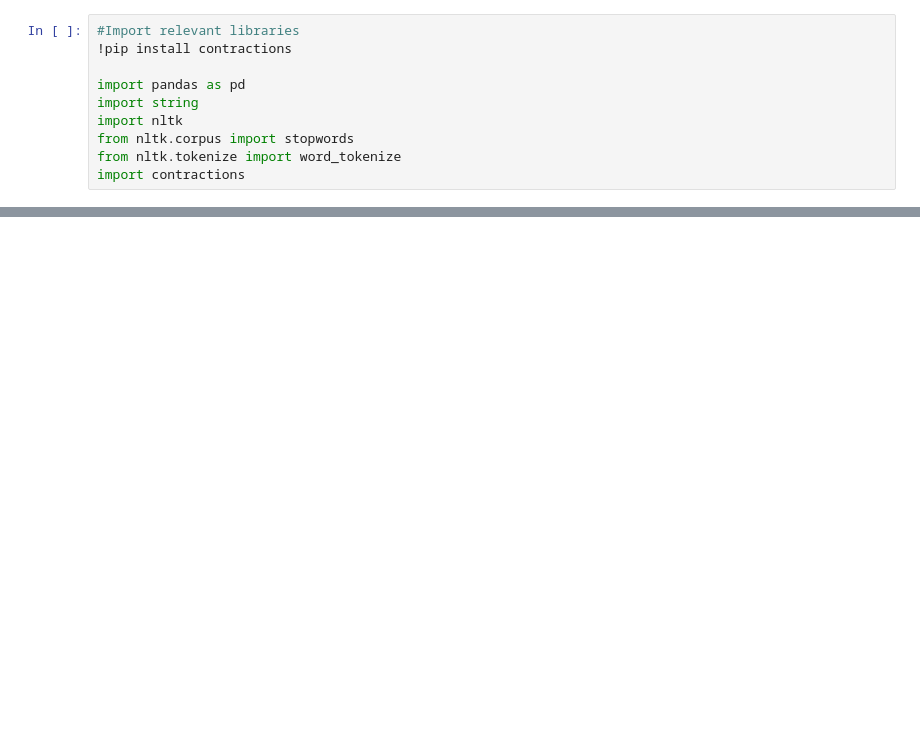
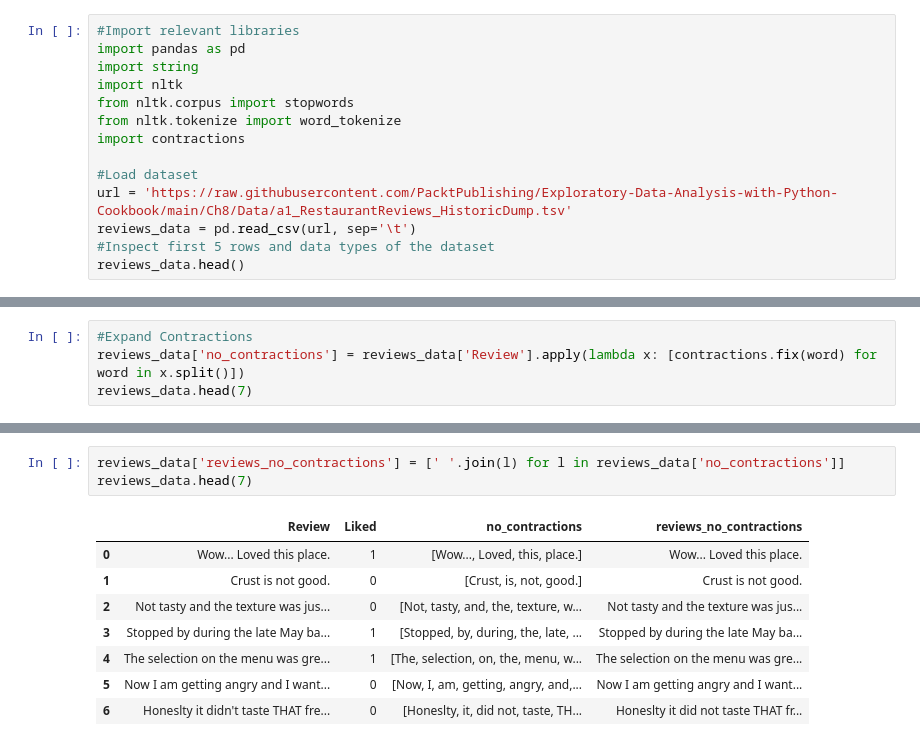
Before and after one commit to yastiaisyah/AnalisisDataForensik, a Jupyter notebook: CH8.ipynb, the cells around one changed output, grey strips where cells are left out. Drawn from its saved outputs; the diff is of its cells as text; blank space fills up the shorter version.

```diff
--- a/CH8.ipynb
+++ b/CH8.ipynb
@@ -2,12 +2,16 @@
 <a href="https://colab.research.google.com/github/yastiaisyah/AnalisisDataForensik/blob/main/CH8.ipynb" target="_parent"><img src="https://colab.research.google.com/assets/colab-badge.svg" alt="Open In Colab"/></a>
 # %%
 #Import relevant libraries
-!pip install contractions
-
 import pandas as pd
 import string
 import nltk
 from nltk.corpus import stopwords
 from nltk.tokenize import word_tokenize
 import contractions
+
+#Load dataset
+url = 'https://raw.githubusercontent.com/PacktPublishing/Exploratory-Data-Analysis-with-Python-Cookbook/main/Ch8/Data/a1_RestaurantReviews_HistoricDump.tsv'
+reviews_data = pd.read_csv(url, sep='\t')
+#Inspect first 5 rows and data types of the dataset
+reviews_data.head()
 # %% [output]
@@ -23,0 +28,4 @@ Successfully installed anyascii-0.3.2 contractions-0.1.73 pyahocorasick-2.0.0 te
+# %%
+#Expand Contractions
+reviews_data['no_contractions'] = reviews_data['Review'].apply(lambda x: [contractions.fix(word) for word in x.split()])
+reviews_data.head(7)
@@ -23,0 +41,12 @@ Successfully installed anyascii-0.3.2 contractions-0.1.73 pyahocorasick-2.0.0 te
+# %%
+reviews_data['reviews_no_contractions'] = [' '.join(l) for l in reviews_data['no_contractions']]
+reviews_data.head(7)
+# %% [output]
+|  | Review | Liked | no_contractions | reviews_no_contractions |
+| 0 | Wow... Loved this place. | 1 | [Wow..., Loved, this, place.] | Wow... Loved this place. |
+| 1 | Crust is not good. | 0 | [Crust, is, not, good.] | Crust is not good. |
+| 2 | Not tasty and the texture was jus... | 0 | [Not, tasty, and, the, texture, w... | Not tasty and the texture was jus... |
+| 3 | Stopped by during the late May ba... | 1 | [Stopped, by, during, the, late, ... | Stopped by during the late May ba... |
+| 4 | The selection on the menu was gre... | 1 | [The, selection, on, the, menu, w... | The selection on the menu was gre... |
+| 5 | Now I am getting angry and I want... | 0 | [Now, I, am, getting, angry, and,... | Now I am getting angry and I want... |
+| 6 | Honeslty it didn't taste THAT fre... | 0 | [Honeslty, it, did not, taste, TH... | Honeslty it did not taste THAT fr... |
```
Also changed, not shown: parts of 3 cells of this notebook.
